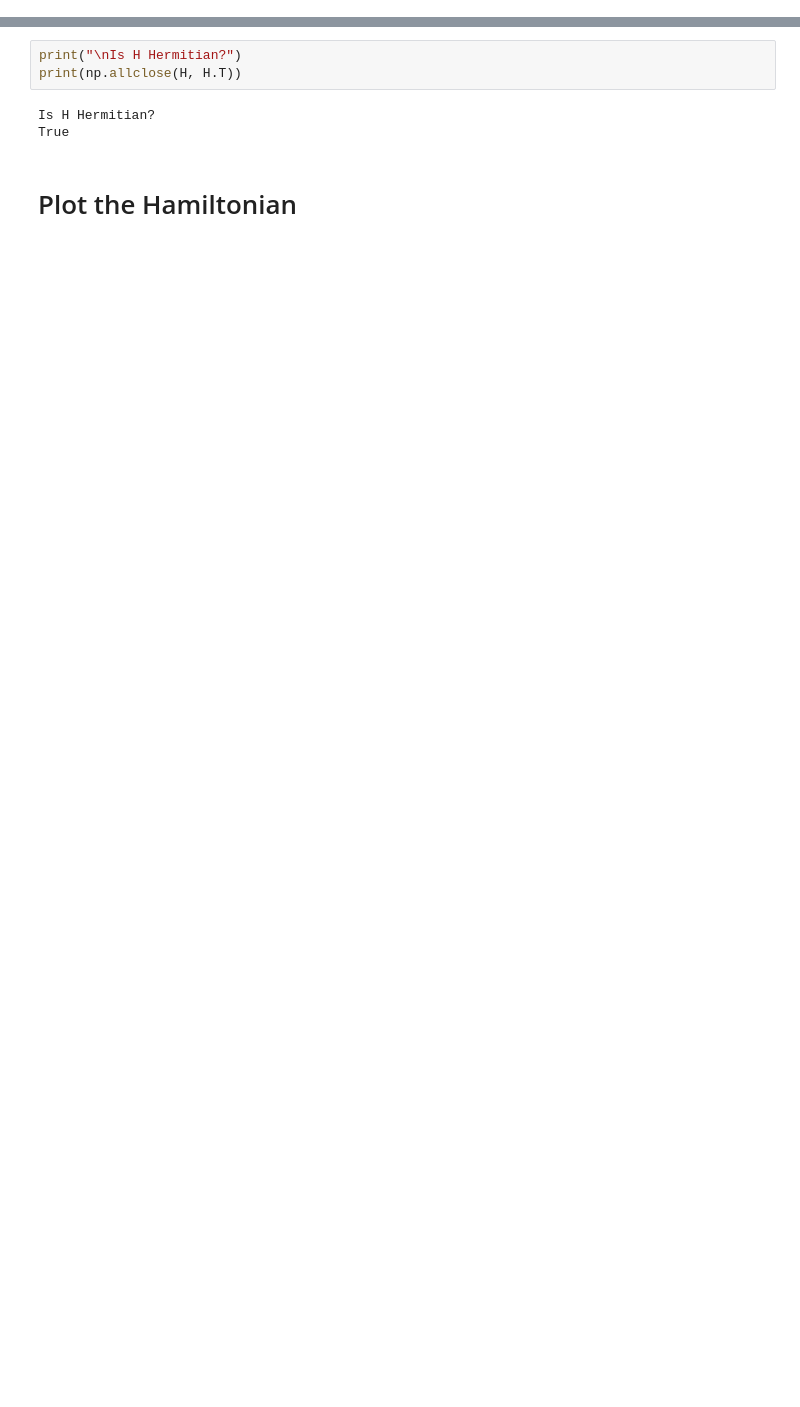
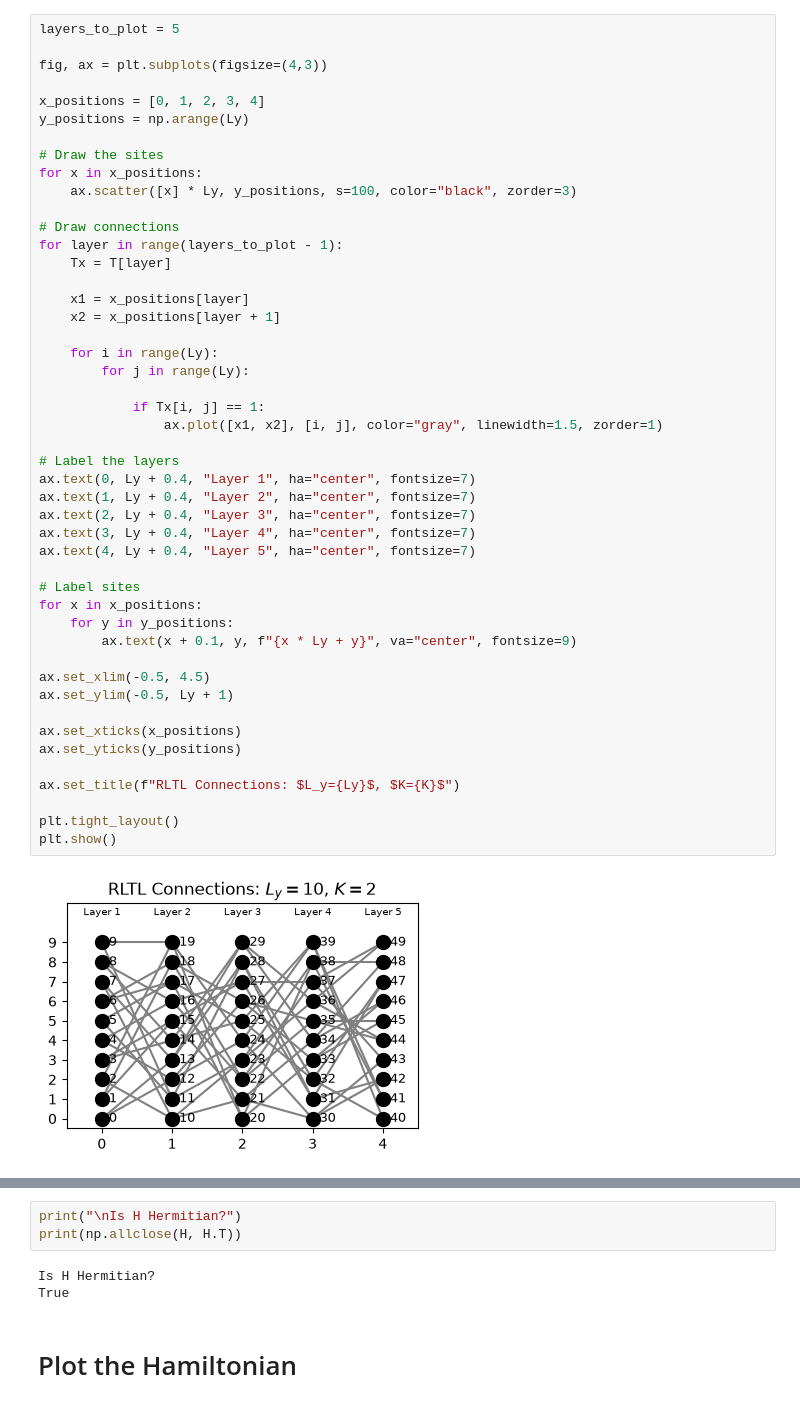
Before and after one commit to Susanta3006/Anderson-Localization, a Jupyter notebook: Tight Binding Model.ipynb, the cells around one changed output, grey strips where cells are left out. Cells and saved outputs as stored; diff of their text form; blank space fills up the shorter version.

```diff
--- a/Tight Binding Model.ipynb
+++ b/Tight Binding Model.ipynb
@@ -73,3 +68,52 @@ Column sums:  [2 2 2]
+# %%
+layers_to_plot = 5
+
+fig, ax = plt.subplots(figsize=(4,3))
+
+x_positions = [0, 1, 2, 3, 4]
+y_positions = np.arange(Ly)
+
+# Draw the sites
+for x in x_positions:
+    ax.scatter([x] * Ly, y_positions, s=100, color="black", zorder=3)
+
+# Draw connections
+for layer in range(layers_to_plot - 1):
+    Tx = T[layer]
+
+    x1 = x_positions[layer]
+    x2 = x_positions[layer + 1]
+
+    for i in range(Ly):
+        for j in range(Ly):
+
+            if Tx[i, j] == 1:
+                ax.plot([x1, x2], [i, j], color="gray", linewidth=1.5, zorder=1)
+
+# Label the layers
+ax.text(0, Ly + 0.4, "Layer 1", ha="center", fontsize=7)
+ax.text(1, Ly + 0.4, "Layer 2", ha="center", fontsize=7)
+ax.text(2, Ly + 0.4, "Layer 3", ha="center", fontsize=7)
+ax.text(3, Ly + 0.4, "Layer 4", ha="center", fontsize=7)
+ax.text(4, Ly + 0.4, "Layer 5", ha="center", fontsize=7)
+
+# Label sites
+for x in x_positions:
+    for y in y_positions:
+        ax.text(x + 0.1, y, f"{x * Ly + y}", va="center", fontsize=9)
+
+ax.set_xlim(-0.5, 4.5)
+ax.set_ylim(-0.5, Ly + 1)
+
+ax.set_xticks(x_positions)
+ax.set_yticks(y_positions)
+
+ax.set_title(f"RLTL Connections: $L_y={Ly}$, $K={K}$")
+
+plt.tight_layout()
+plt.show()
+# %% [output]
+[figure, added]
 # %%
 
 # Create random onsite potentials
```
Also changed, not shown: parts of 32 cells of this notebook, 2 other files.
